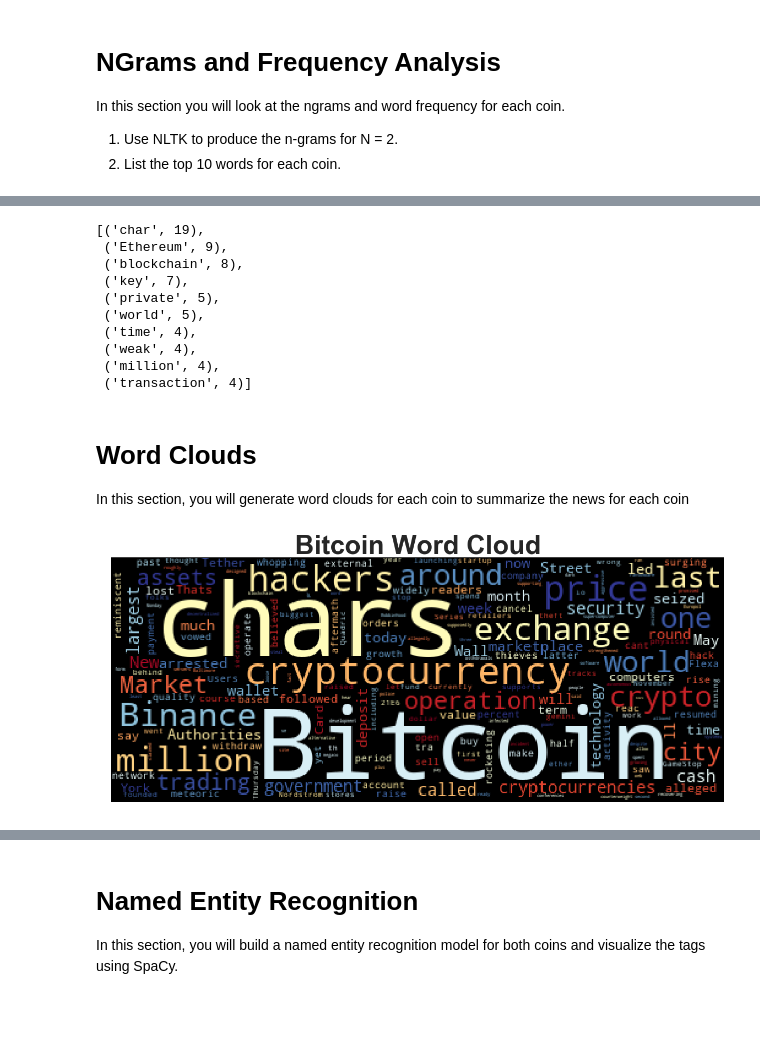
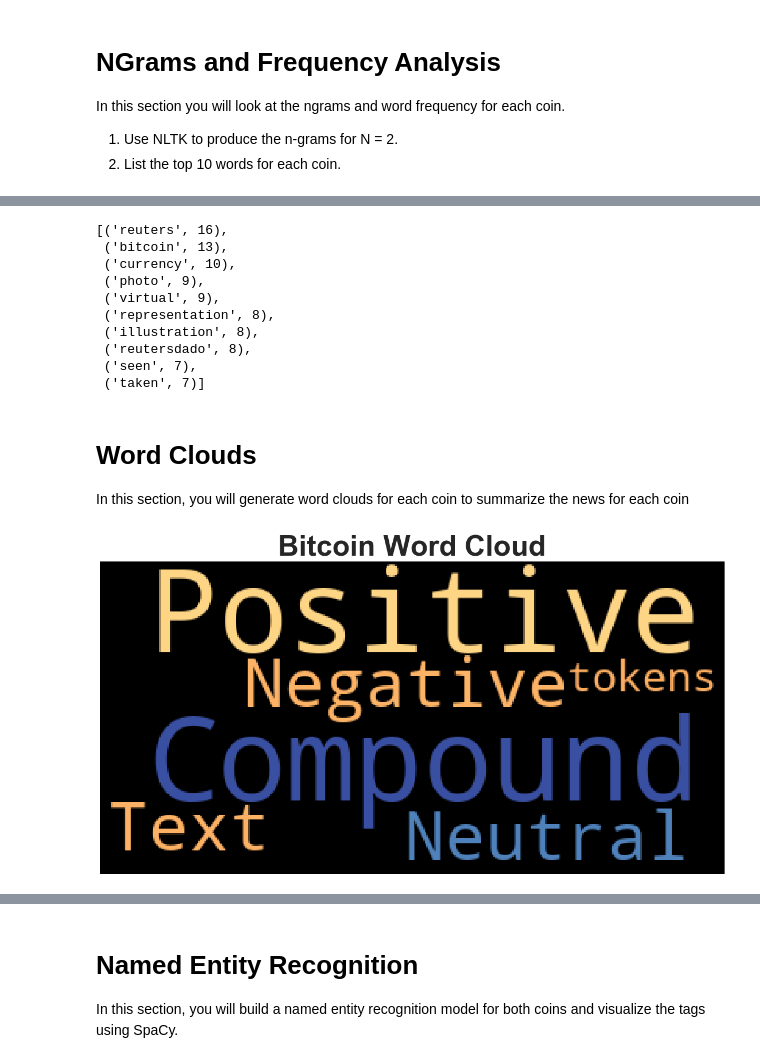
Before and after one commit to CFA-Fintech/Tales-from-the-Crypto, a Jupyter notebook: Starter_Code/crypto_sentiment.ipynb, the cells around one changed output, grey strips where cells are left out. Cells and saved outputs as stored; diff of their text form; code cells hidden in the pictures; blank space fills up the shorter version.

```diff
--- a/Starter_Code/crypto_sentiment.ipynb
+++ b/Starter_Code/crypto_sentiment.ipynb
@@ -18 +24,7 @@ analyzer = SentimentIntensityAnalyzer()
 %matplotlib inline
+# %%
+# Download/Update the VADER Lexicon
+nltk.download('vader_lexicon')
+
+# Initialize the VADER sentiment analyzer
+analyzer = SentimentIntensityAnalyzer()
@@ -147,18 +236,0 @@ sw_addon = {"''", 'and','...','such', 'thus',"n't", "-", '""','_','upon','for','
-# %%
-# Complete the tokenizer function
-def tokenizer(text):
-    """Tokenizes text."""
-    # Create a list of the words
-    lemmatizer = WordNetLemmatizer()
-    sw = set(stopwords.words('english'))
-    # Convert the words to lowercase
-    tokens = [word.lower() for word in lem if word.lower() not in stop]
-    # Remove the punctuation
-    regex = re.compile("[^a-zA-Z ]")
-    re_clean = regex.sub('', Text)
-    words = word_tokenize(re_clean)
-    # Remove the stop words
-    stop = set(sw.union(sw_addon))
-    # Lemmatize Words into root words
-    lem = [lemmatizer.lemmatize(word) for word in words]
-    return tokens
@@ -165,5 +239,17 @@ def tokenizer(text):
+# %%
+# Complete the tokenizer function- stopwords, punctuations, lower-case
+def tokenizer(text):
+    sw= set(stopwords.words('english'))
+    regex= re.compile("[^a-zA-Z ]")
+
+    re_clean = regex.sub('', str(text))
+    words= word_tokenize(re_clean)
+    lem=[lemmatizer.lemmatize(word) for word in words]
+    tokens= [word.lower() for word in lem if word.lower() not in sw ]
+
+    return tokens
 # %%
 # Create a new tokens column for bitcoin
-bitcoin_articles["Tokens"] = bitcoin_articles['Text'].apply(tokenizer)
-bitcoin_articles.head()
+Bitcoin_df["tokens"] = Bitcoin_df.Text.apply(tokenizer)
+Bitcoin_df.head()
 # %% [output]
@@ -270,17 +363,18 @@ token_count(flat_btc_tokens)
 # %%
 # Get the top 10 words for Ethereum
-token_count(flat_eth_tokens)
+ethereum_common= token_count(ethereum_p,10)
+ethereum_common
 # %% [output]
-[('char', 19),
- ('Ethereum', 9),
- ('blockchain', 8),
- ('key', 7),
- ('private', 5),
- ('world', 5),
- ('time', 4),
- ('weak', 4),
- ('million', 4),
- ('transaction', 4)]
+[('reuters', 16),
+ ('bitcoin', 13),
+ ('currency', 10),
+ ('photo', 9),
+ ('virtual', 9),
+ ('representation', 8),
+ ('illustration', 8),
+ ('reutersdado', 8),
+ ('seen', 7),
+ ('taken', 7)]
 # %% [markdown]
 # Word Clouds
 
@@ -293,13 +387,13 @@ import matplotlib as mpl
 mpl.rcParams['figure.figsize'] = [20.0, 10.0]
 # %%
 # Generate the Bitcoin word cloud
-wordcloud = WordCloud(colormap="RdYlBu").generate(" ".join(flat_btc_tokens))
+wordcloud = WordCloud(colormap="RdYlBu").generate(" ".join(Bitcoin_df))
 plt.imshow(wordcloud)
 plt.axis("off")
 fontdict = {"fontsize": 50, "fontweight": "bold"}
 plt.title("Bitcoin Word Cloud", fontdict=fontdict)
 plt.show()
 # %% [output]
-[figure, old version]
+[figure, new version]
 # %%
 # Generate the Ethereum word cloud
```
Also changed, not shown: parts of 35 cells of this notebook.
